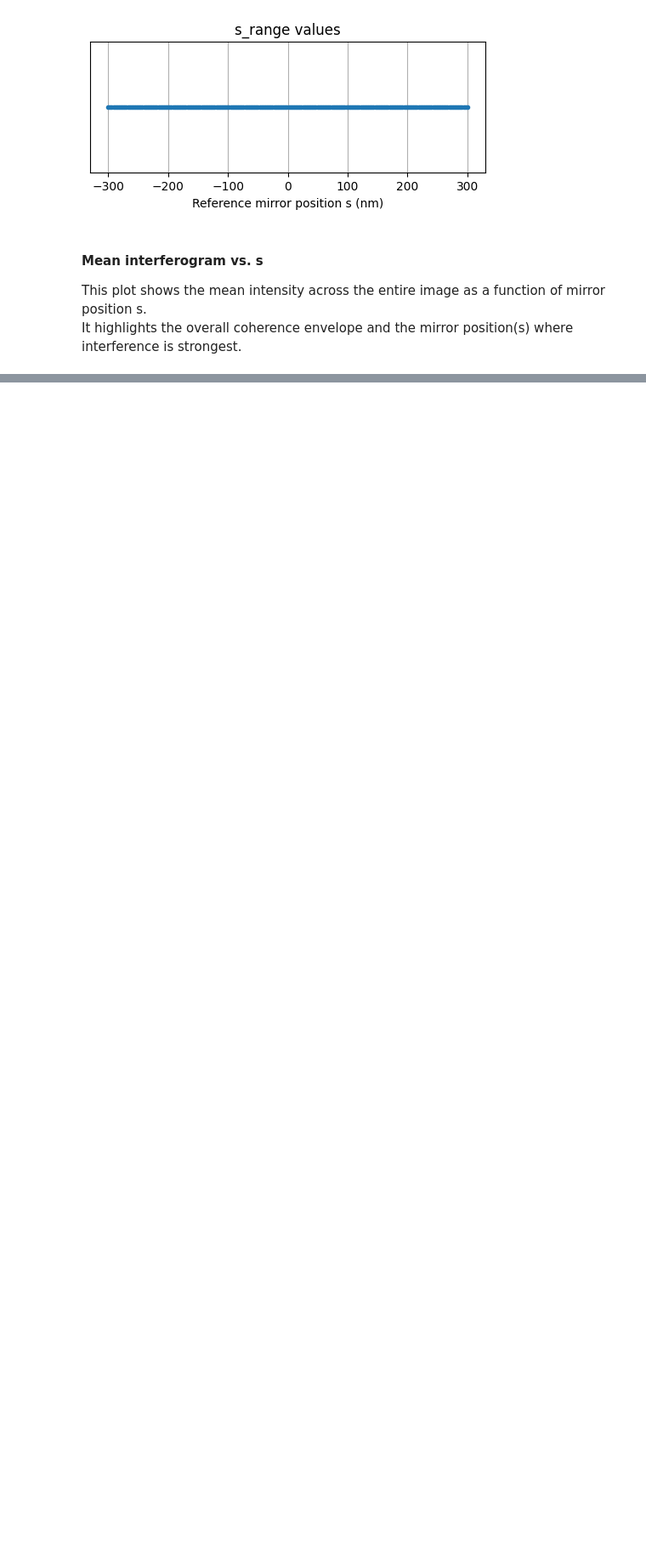
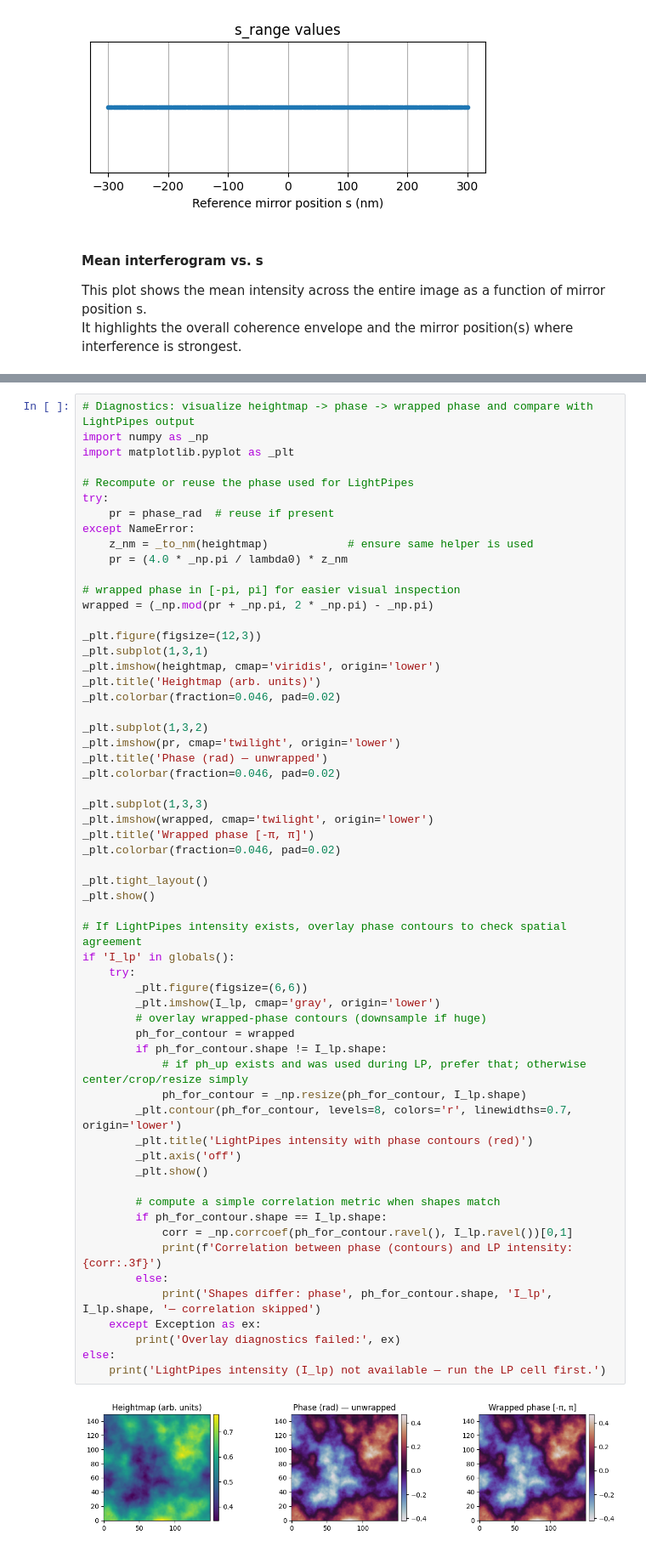
Before and after one commit to Hemanth-Kashyap-Gundamaraju/White-Light-Interferometry, a Jupyter notebook: wli_simulator.ipynb, the cells around one changed output, grey strips where cells are left out. Shown at 85% size. Saved outputs shown, nothing was run; the diff lists cells and outputs as text; blank space fills up the shorter version.

```diff
--- a/wli_simulator.ipynb
+++ b/wli_simulator.ipynb
@@ -271,0 +321,61 @@ plt.show()
+# %%
+# Diagnostics: visualize heightmap -> phase -> wrapped phase and compare with LightPipes output
+import numpy as _np
+import matplotlib.pyplot as _plt
+
+# Recompute or reuse the phase used for LightPipes
+try:
+    pr = phase_rad  # reuse if present
+except NameError:
+    z_nm = _to_nm(heightmap)            # ensure same helper is used
+    pr = (4.0 * _np.pi / lambda0) * z_nm
+
+# wrapped phase in [-pi, pi] for easier visual inspection
+wrapped = (_np.mod(pr + _np.pi, 2 * _np.pi) - _np.pi)
+
+_plt.figure(figsize=(12,3))
+_plt.subplot(1,3,1)
+_plt.imshow(heightmap, cmap='viridis', origin='lower')
+_plt.title('Heightmap (arb. units)')
+_plt.colorbar(fraction=0.046, pad=0.02)
+
+_plt.subplot(1,3,2)
+_plt.imshow(pr, cmap='twilight', origin='lower')
+_plt.title('Phase (rad) — unwrapped')
+_plt.colorbar(fraction=0.046, pad=0.02)
+
+_plt.subplot(1,3,3)
+_plt.imshow(wrapped, cmap='twilight', origin='lower')
+_plt.title('Wrapped phase [-π, π]')
+_plt.colorbar(fraction=0.046, pad=0.02)
+
+_plt.tight_layout()
+_plt.show()
+
+# If LightPipes intensity exists, overlay phase contours to check spatial agreement
+if 'I_lp' in globals():
+    try:
+        _plt.figure(figsize=(6,6))
+        _plt.imshow(I_lp, cmap='gray', origin='lower')
+        # overlay wrapped-phase contours (downsample if huge)
+        ph_for_contour = wrapped
+        if ph_for_contour.shape != I_lp.shape:
+            # if ph_up exists and was used during LP, prefer that; otherwise center/crop/resize simply
+            ph_for_contour = _np.resize(ph_for_contour, I_lp.shape)
+        _plt.contour(ph_for_contour, levels=8, colors='r', linewidths=0.7, origin='lower')
+        _plt.title('LightPipes intensity with phase contours (red)')
+        _plt.axis('off')
+        _plt.show()
+
+        # compute a simple correlation metric when shapes match
+        if ph_for_contour.shape == I_lp.shape:
+            corr = _np.corrcoef(ph_for_contour.ravel(), I_lp.ravel())[0,1]
+            print(f'Correlation between phase (contours) and LP intensity: {corr:.3f}')
+        else:
+            print('Shapes differ: phase', ph_for_contour.shape, 'I_lp', I_lp.shape, '— correlation skipped')
+    except Exception as ex:
+        print('Overlay diagnostics failed:', ex)
+else:
+    print('LightPipes intensity (I_lp) not available — run the LP cell first.')
+# %% [output]
+[figure, added]
```
Also changed, not shown: parts of 16 cells of this notebook, 18 other files.
